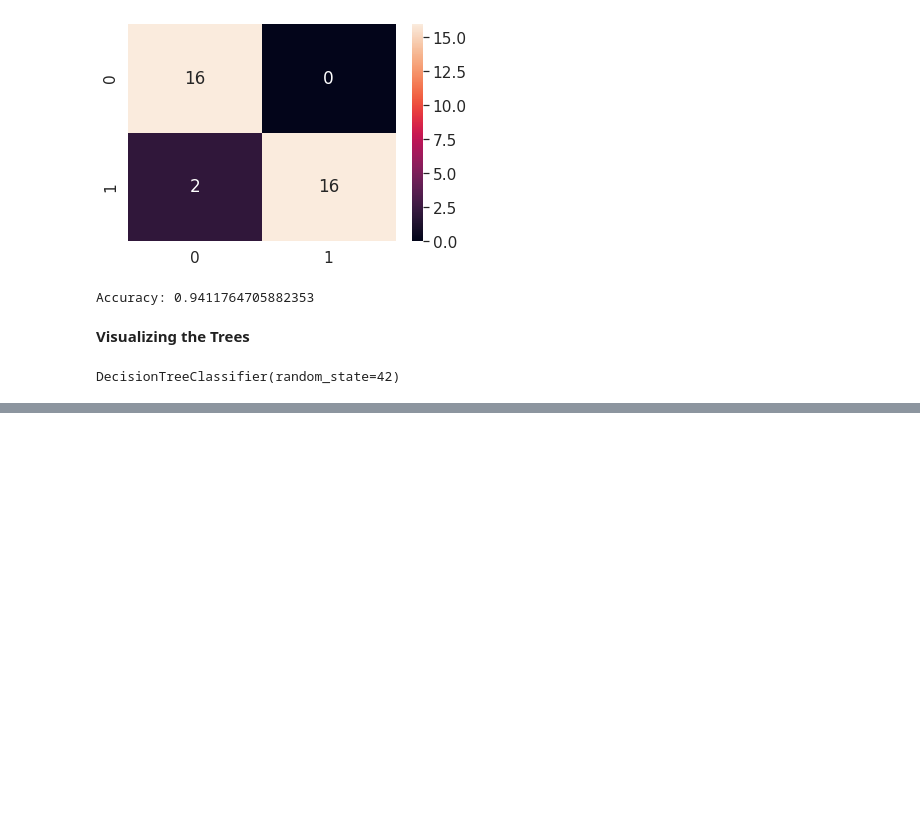
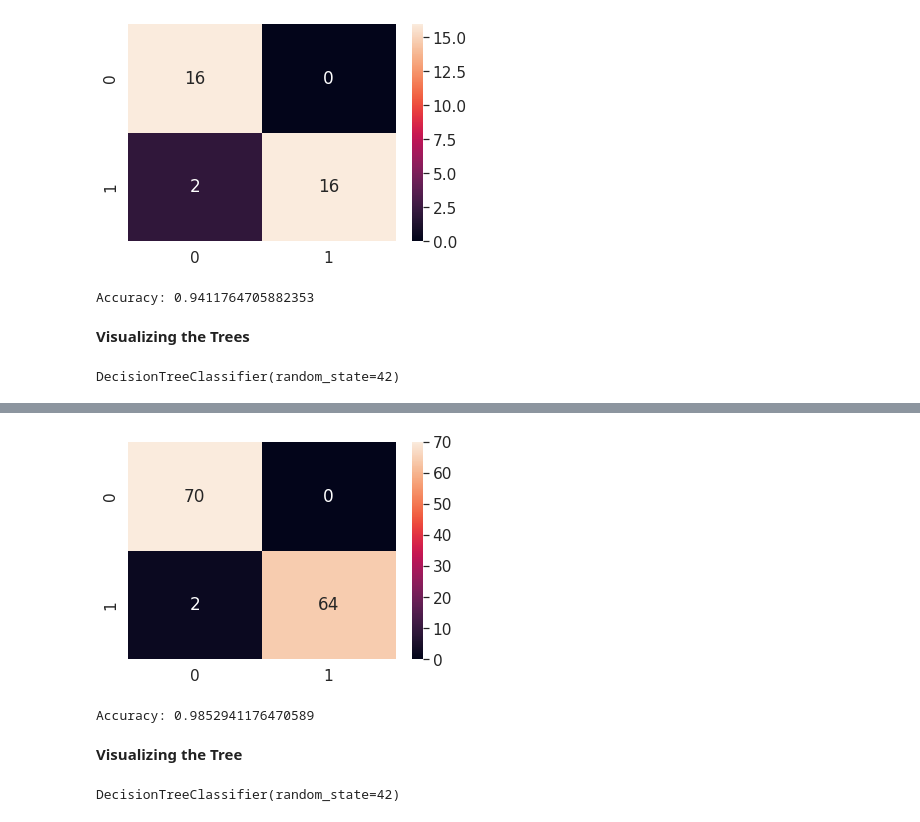
Before and after one commit to jan-of-us/OOP_22_AI_NN, a Jupyter notebook: OOPDivorce.ipynb, the cells around one changed output, grey strips where cells are left out. Cells and saved outputs as stored; diff of their text form; code cells hidden in the pictures; blank space fills up the shorter version.

```diff
--- a/OOPDivorce.ipynb
+++ b/OOPDivorce.ipynb
@@ -207,0 +247,18 @@ plt.show()
+# %%
+cm1 = confusion_matrix(y_train,y_pred1)
+# %%
+df_cm1 = pd.DataFrame(cm1)
+# %%
+import seaborn as sn
+sn.set(font_scale = 1.4)
+sn.heatmap(df_cm1,annot = True)
+plt.show()
+# %% [output]
+[figure, added]
+# %%
+from sklearn import metrics
+print('Accuracy:',metrics.accuracy_score(y_train,y_pred1))
+# %% [output]
+Accuracy: 0.9852941176470589
+# %% [markdown]
+__Visualizing the Tree__
@@ -207,0 +268,4 @@ plt.show()
+# %%
+classifier.fit(X_test,y_test)
+# %% [output]
+DecisionTreeClassifier(random_state=42)
```
Also changed, not shown: parts of 30 cells of this notebook.
